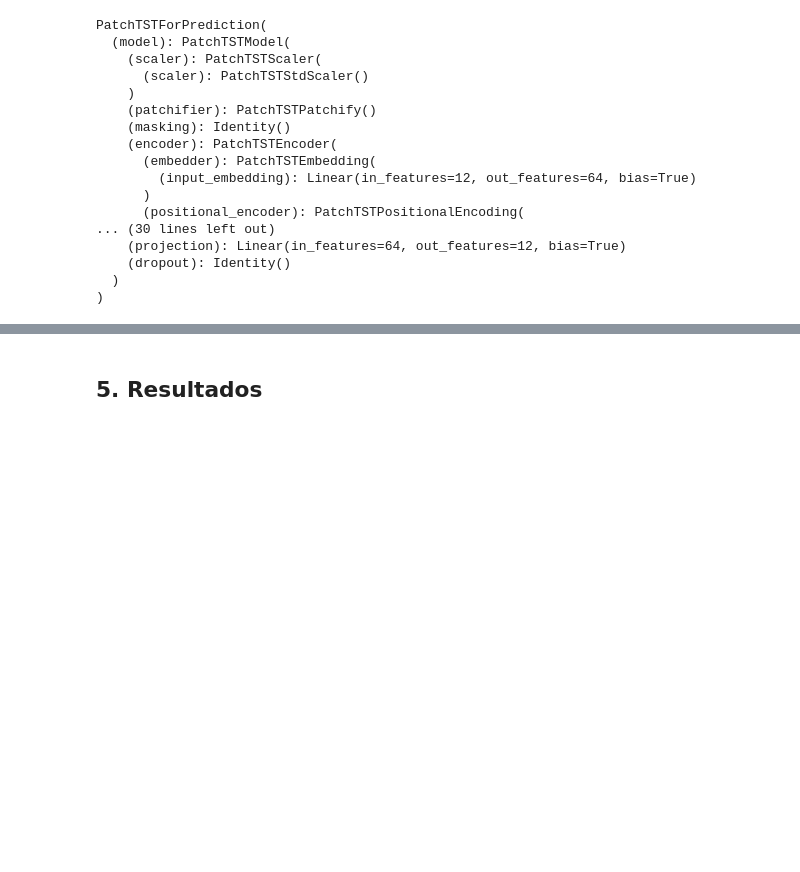
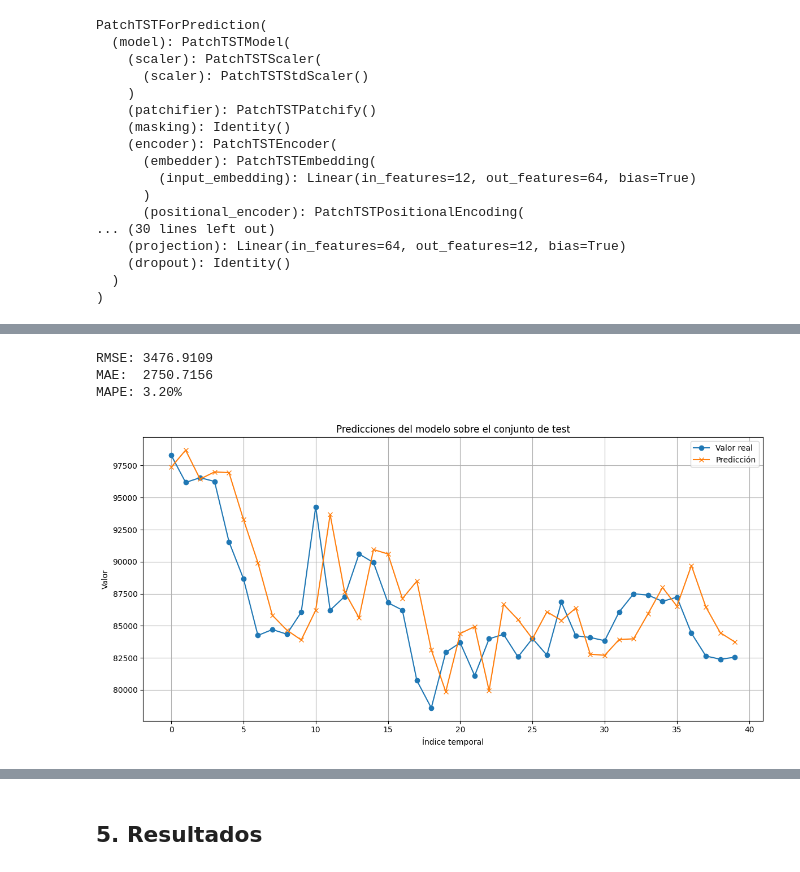
Before and after one commit to brunomaso1/uba-mia, a Jupyter notebook: mia-ast2/TPFinal.ipynb, the cells around one changed output, grey strips where cells are left out. Drawn from its saved outputs; the diff is of its cells as text; code cells hidden in the pictures; blank space fills up the shorter version.

Commit message:
Se agregan métricas de PatchTST

```diff
--- a/mia-ast2/TPFinal.ipynb
+++ b/mia-ast2/TPFinal.ipynb
@@ -1292,3 +1292,6 @@ PatchTSTForPrediction(
     (dropout): Identity()
   )
 )
+# %%
+df_TST = pd.read_csv('resources/BTCUSDT_1D.csv')
+df_TST.head()
@@ -1294,0 +1305,69 @@ PatchTSTForPrediction(
+# %%
+from sklearn.metrics import mean_squared_error, mean_absolute_error
+
+# Parámetros
+input_length = 24
+forecast_steps = 40
+device = torch.device("cuda" if torch.cuda.is_available() else "cpu")
+
+# 1. Extraer valores de la serie
+valores = df_TST.iloc[:, 1].values.astype(np.float32)
+
+# 2. Normalizar la serie completa con el scaler ya entrenado
+valores_norm = scaler.transform(valores.reshape(-1, 1)).flatten()
+
+# 3. Crear ventanas deslizantes para los últimos forecast_steps puntos
+serie_len = len(valores)
+forecast_steps = min(forecast_steps, serie_len - input_length)  # asegurar no exceder límite
+
+start_idx = serie_len - forecast_steps - input_length
+end_idx = serie_len - input_length
+
+X = []
+y_real = []
+
+for i in range(start_idx, end_idx):
+    x_i = valores_norm[i : i + input_length]
+    y_i = valores[i + input_length]
+    X.append(x_i)
+    y_real.append(y_i)
+
+X = np.array(X)
+y_real = np.array(y_real)
+
+# 4. Preparar tensores y predecir
+X_tensor = torch.tensor(X, dtype=torch.float32).unsqueeze(-1).to(device)
+
+model.eval()
+with torch.no_grad():
+    output = model(X_tensor)
+    y_pred_norm = output.prediction_outputs[:, -1, 0].cpu().numpy()  # último paso predicho
+
+# 5. Desnormalizar predicciones
+y_pred = scaler.inverse_transform(y_pred_norm.reshape(-1, 1)).flatten()
+
+# 6. Calcular métricas
+rmse_TST = mean_squared_error(y_real, y_pred, squared=False)
+mae_TST = mean_absolute_error(y_real, y_pred)
+mape_TST = np.mean(np.abs((y_real - y_pred) / y_real)) * 100
+
+print(f"RMSE: {rmse_TST:.4f}")
+print(f"MAE:  {mae_TST:.4f}")
+print(f"MAPE: {mape_TST:.2f}%")
+
+# 7. Graficar resultados
+plt.figure(figsize=(12, 6))
+plt.plot(y_real, label='Valor real', marker='o')
+plt.plot(y_pred, label='Predicción', marker='x')
+plt.title('Predicciones del modelo sobre el conjunto de test')
+plt.xlabel('Índice temporal')
+plt.ylabel('Valor')
+plt.legend()
+plt.grid(True)
+plt.tight_layout()
+plt.show()
+# %% [output]
+RMSE: 3476.9109
+MAE:  2750.7156
+MAPE: 3.20%
+[figure, added]
```
Also changed, not shown: parts of 3 cells of this notebook.
